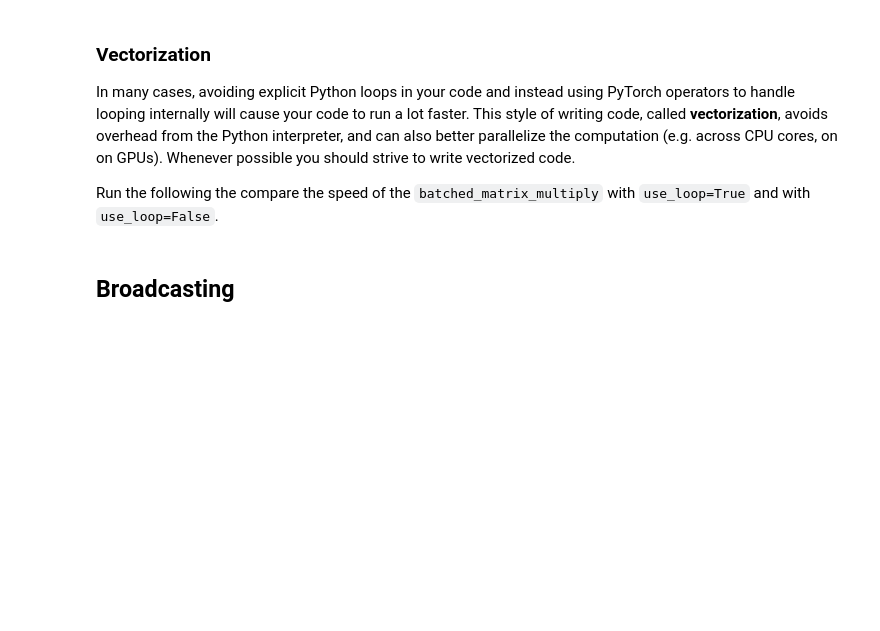
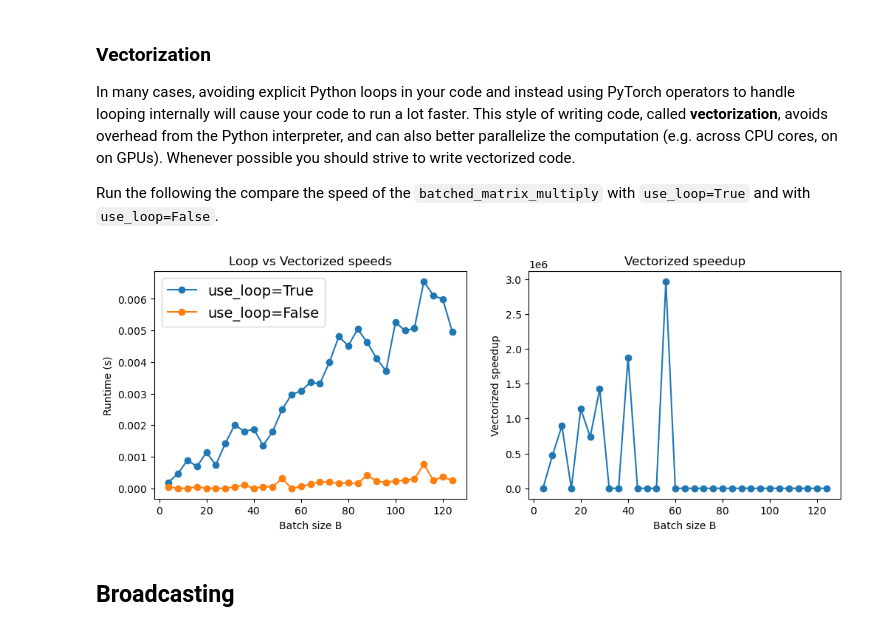
Before and after one commit to zhangruying/DV_CL, a Jupyter notebook: notes/pytorch101.ipynb, the cells around one changed output. Cells and saved outputs as stored; diff of their text form; code cells hidden in the pictures; blank space fills up the shorter version.

```diff
--- a/notes/pytorch101.ipynb
+++ b/notes/pytorch101.ipynb
@@ -1233,34 +1700,40 @@ for B in Bs:
         x = torch.randn(B, N, M)
         y = torch.randn(B, M, P)
         t0 = time.time()
         z1 = batched_matrix_multiply(x, y, use_loop=True)
         t1 = time.time()
         z2 = batched_matrix_multiply(x, y, use_loop=False)
         t2 = time.time()
         loop_trials.append(t1 - t0)
         no_loop_trials.append(t2 - t1)
     loop_mean = torch.tensor(loop_trials).mean().item()
     no_loop_mean = torch.tensor(no_loop_trials).mean().item()
     loop_times.append(loop_mean)
     no_loop_times.append(no_loop_mean)
-    no_loop_speedup.append(loop_mean / no_loop_mean)
+    if no_loop_mean > 0:
+        no_loop_speedup.append(loop_mean / no_loop_mean)
+    else:
+        no_loop_speedup.append(loop_mean / 1e-9)  # 使用一个很小的数避免除零
+
 
 plt.subplot(1, 2, 1)
 plt.plot(Bs, loop_times, 'o-', label='use_loop=True')
 plt.plot(Bs, no_loop_times, 'o-', label='use_loop=False')
 plt.xlabel('Batch size B')
 plt.ylabel('Runtime (s)')
 plt.legend(fontsize=14)
 plt.title('Loop vs Vectorized speeds')
 
 plt.subplot(1, 2, 2)
 plt.plot(Bs, no_loop_speedup, '-o')
 plt.title('Vectorized speedup')
 plt.xlabel('Batch size B')
 plt.ylabel('Vectorized speedup')
 
 plt.gcf().set_size_inches(12, 4)
 plt.show()
+# %% [output]
+[figure, added]
 # %% [markdown]
 ## Broadcasting
 # %% [markdown]
```
Also changed, not shown: parts of 68 cells of this notebook, 11 other files.
